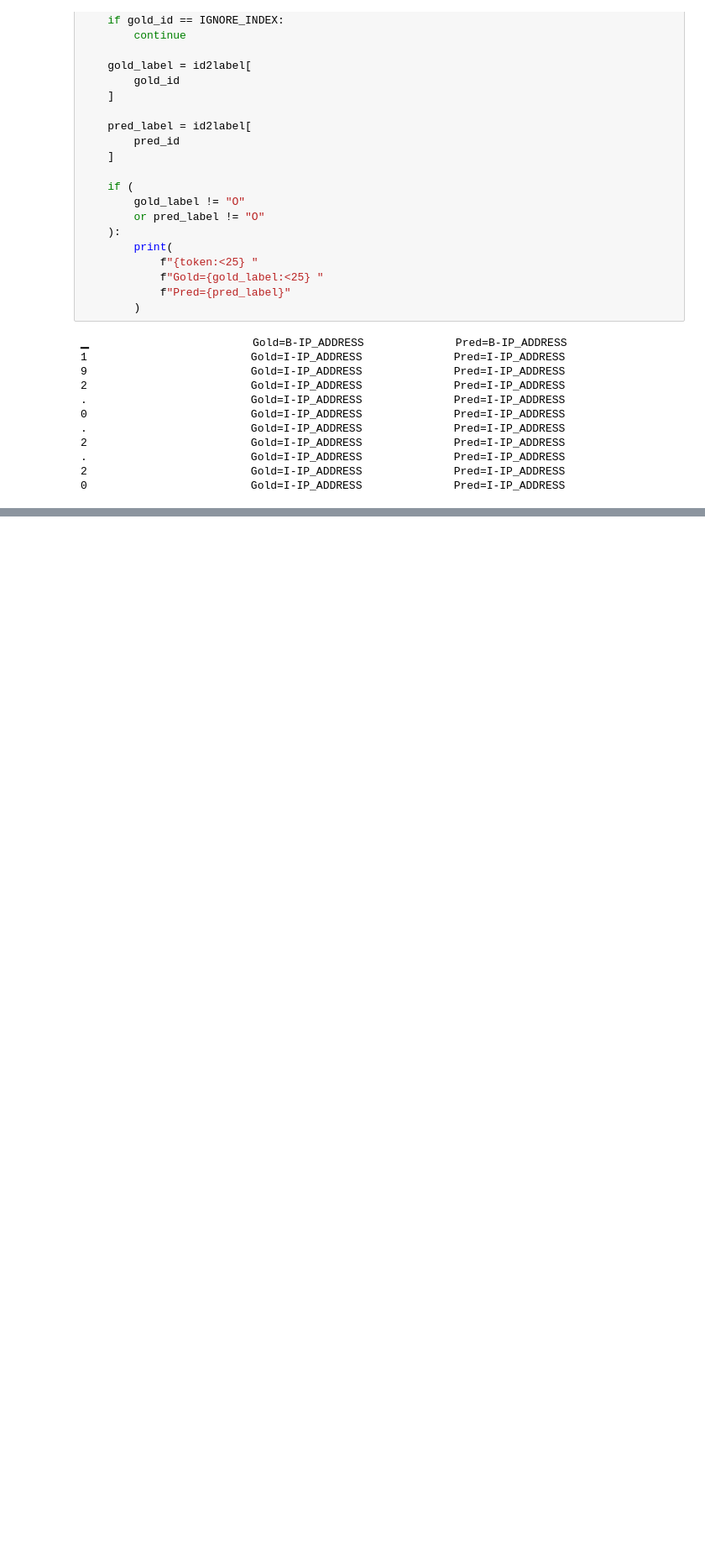
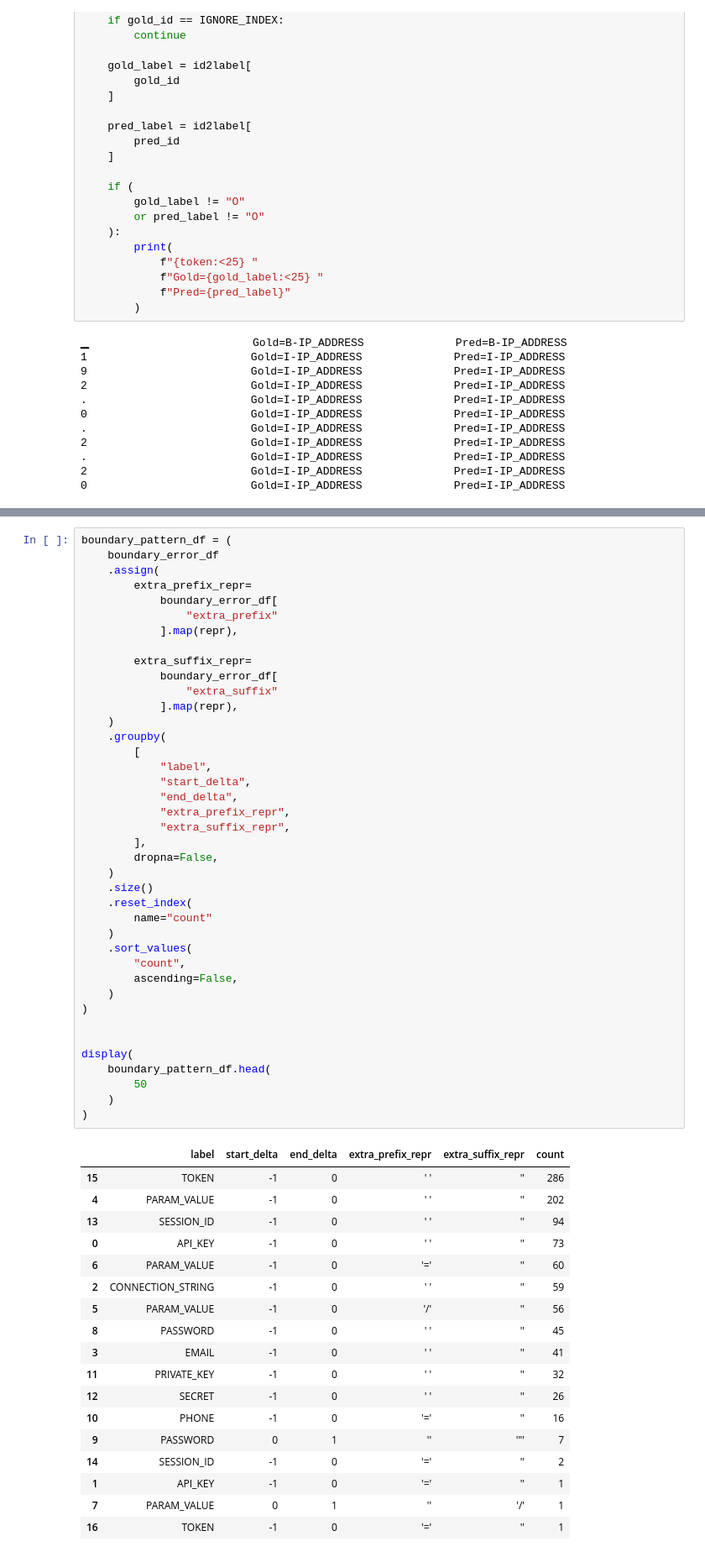
Before and after one commit to mjbaa/sensitive_text_masking, a Jupyter notebook: notebooks/03_model_training.ipynb, the cells around one changed output, grey strips where cells are left out. Shown at 84% size. Saved outputs shown, nothing was run; the diff lists cells and outputs as text; blank space fills up the shorter version.

```diff
--- a/notebooks/03_model_training.ipynb
+++ b/notebooks/03_model_training.ipynb
@@ -1381,0 +3198,59 @@ for token, gold_id, pred_id in zip(
+# %%
+boundary_pattern_df = (
+    boundary_error_df
+    .assign(
+        extra_prefix_repr=
+            boundary_error_df[
+                "extra_prefix"
+            ].map(repr),
+
+        extra_suffix_repr=
+            boundary_error_df[
+                "extra_suffix"
+            ].map(repr),
+    )
+    .groupby(
+        [
+            "label",
+            "start_delta",
+            "end_delta",
+            "extra_prefix_repr",
+            "extra_suffix_repr",
+        ],
+        dropna=False,
+    )
+    .size()
+    .reset_index(
+        name="count"
+    )
+    .sort_values(
+        "count",
+        ascending=False,
+    )
+)
+
+
+display(
+    boundary_pattern_df.head(
+        50
+    )
+)
+# %% [output]
+|  | label | start_delta | end_delta | extra_prefix_repr | extra_suffix_repr | count |
+| 15 | TOKEN | -1 | 0 | ' ' | '' | 286 |
+| 4 | PARAM_VALUE | -1 | 0 | ' ' | '' | 202 |
+| 13 | SESSION_ID | -1 | 0 | ' ' | '' | 94 |
+| 0 | API_KEY | -1 | 0 | ' ' | '' | 73 |
+| 6 | PARAM_VALUE | -1 | 0 | '=' | '' | 60 |
+| 2 | CONNECTION_STRING | -1 | 0 | ' ' | '' | 59 |
+| 5 | PARAM_VALUE | -1 | 0 | '/' | '' | 56 |
+| 8 | PASSWORD | -1 | 0 | ' ' | '' | 45 |
+| 3 | EMAIL | -1 | 0 | ' ' | '' | 41 |
+| 11 | PRIVATE_KEY | -1 | 0 | ' ' | '' | 32 |
+| 12 | SECRET | -1 | 0 | ' ' | '' | 26 |
+| 10 | PHONE | -1 | 0 | '=' | '' | 16 |
+| 9 | PASSWORD | 0 | 1 | '' | '"' | 7 |
+| 14 | SESSION_ID | -1 | 0 | '=' | '' | 2 |
+| 1 | API_KEY | -1 | 0 | '=' | '' | 1 |
+| 7 | PARAM_VALUE | 0 | 1 | '' | '/' | 1 |
+| 16 | TOKEN | -1 | 0 | '=' | '' | 1 |
```
Also changed, not shown: parts of 109 cells of this notebook.
